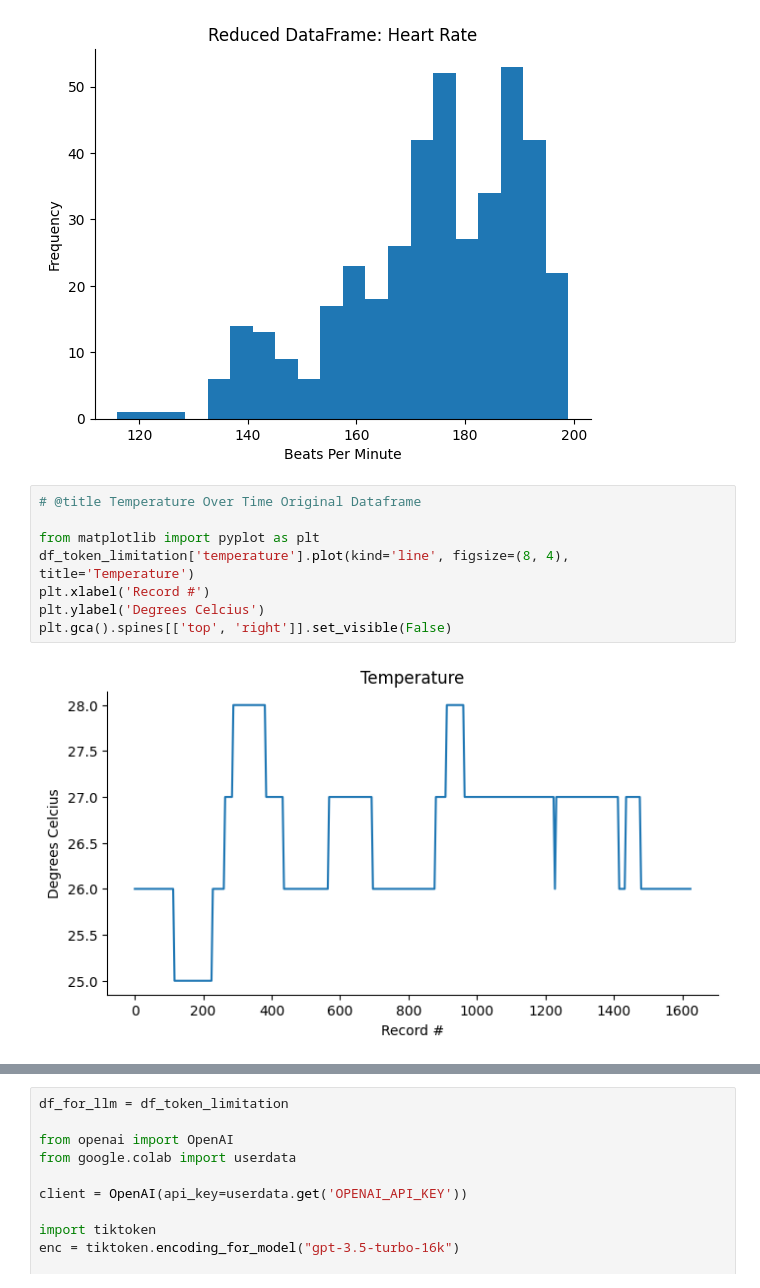
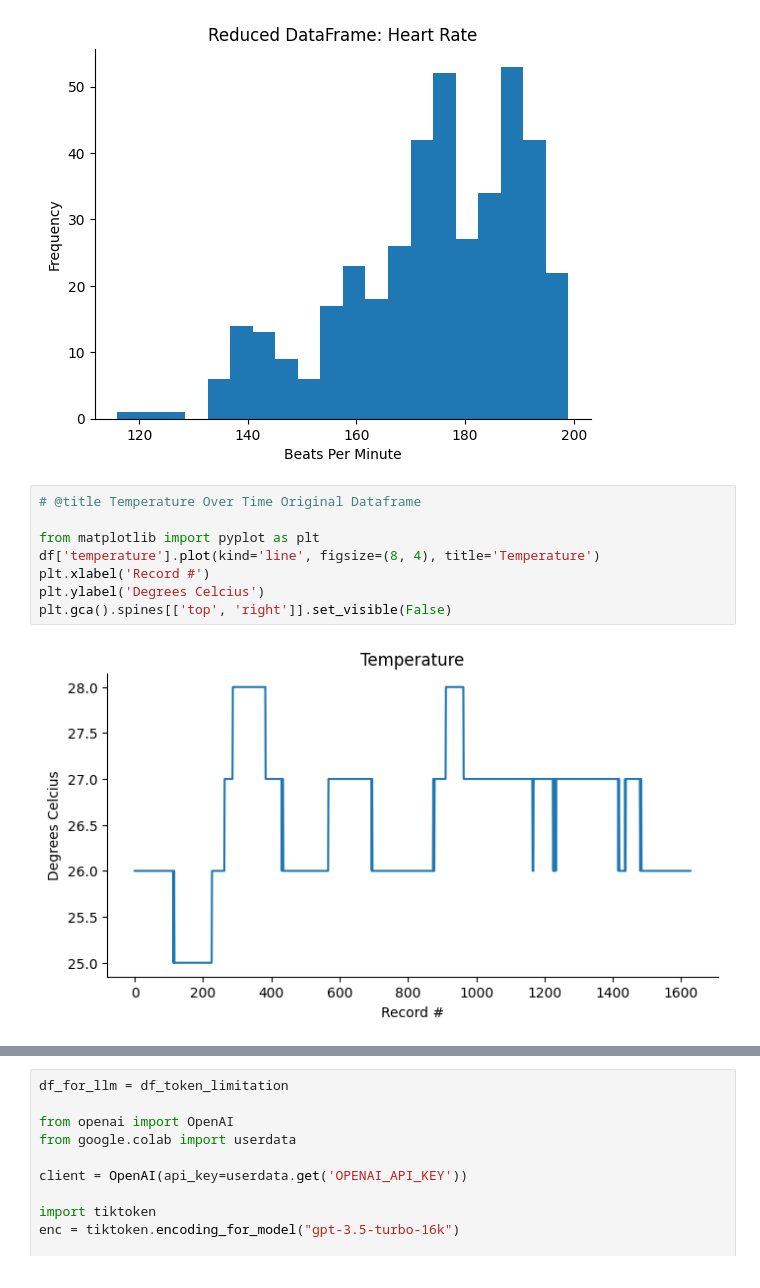
Before and after one commit to braveenth/garmin-running-llm, a Jupyter notebook: Garmin_Running_LLM_Analysis.ipynb, the cells around one changed output, grey strips where cells are left out. Cells and saved outputs as stored; diff of their text form.

```diff
--- a/Garmin_Running_LLM_Analysis.ipynb
+++ b/Garmin_Running_LLM_Analysis.ipynb
@@ -207,11 +207,11 @@ plt.gca().spines[['top', 'right',]].set_visible(False)
 # %%
 # @title Temperature Over Time Original Dataframe
 
 from matplotlib import pyplot as plt
-df_token_limitation['temperature'].plot(kind='line', figsize=(8, 4), title='Temperature')
+df['temperature'].plot(kind='line', figsize=(8, 4), title='Temperature')
 plt.xlabel('Record #')
 plt.ylabel('Degrees Celcius')
 plt.gca().spines[['top', 'right']].set_visible(False)
 # %% [output]
-[figure, old version]
+[figure, new version]
 # %%
```
Also changed, not shown: parts of 10 cells of this notebook.
